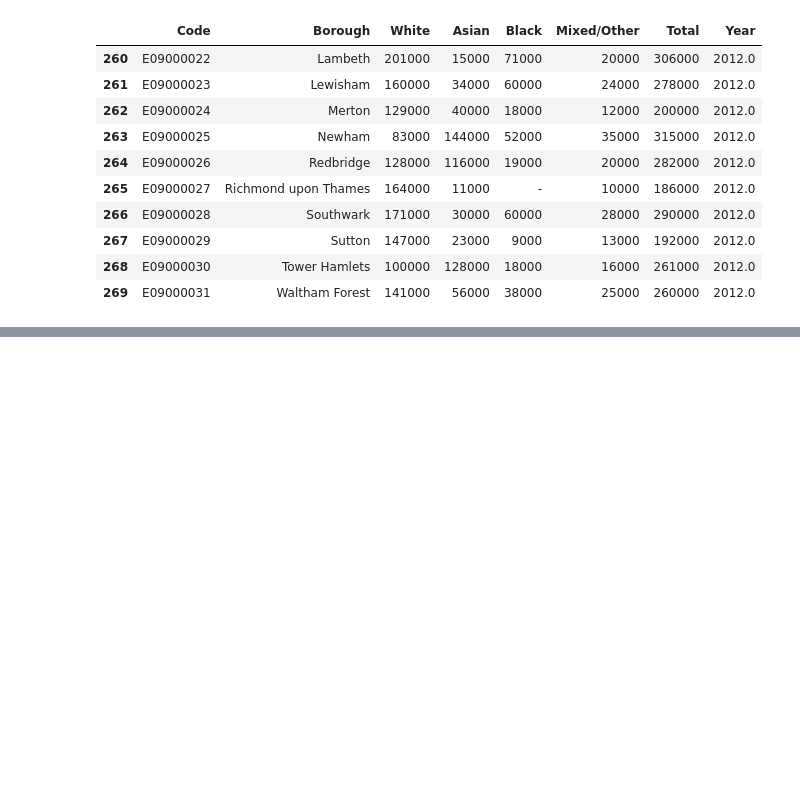
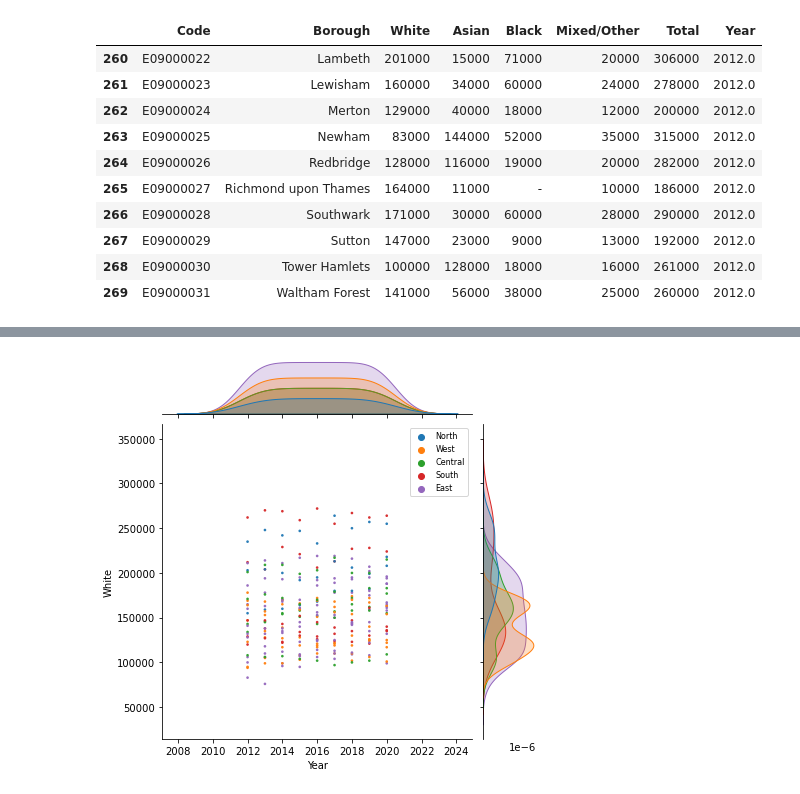
Before and after one commit to JessSumner57/-outline-, a Jupyter notebook: ethnicitydata.ipynb, the cells around one changed output, grey strips where cells are left out. Cells and saved outputs as stored; diff of their text form; code cells hidden in the pictures; blank space fills up the shorter version.

```diff
--- a/ethnicitydata.ipynb
+++ b/ethnicitydata.ipynb
@@ -38,0 +83,30 @@ ethnicity.tail(n=10)
+# %%
+mapping = {}
+for b in ['Barnet', 'Enfield', 'Haringey']:
+    mapping[b]='North'
+for b in ['Brent', 'Ealing', 'Hammersmith and Fulham',
+          'Harrow', 'Hillingdon', 'Hounslow', 'Richmond upon Thames']:
+    mapping[b]='West'
+for b in ['Camden', 'Islington','Kensington and Chelsea', 'Lambeth', 'Southwark', 'Westminster']:
+    mapping[b]='Central'
+for b in ['Bromley','Croydon','Kingston upon Thames', 'Merton', 'Sutton', 'Wandsworth']:
+    mapping[b]='South'
+for b in ['Barking and Dagenham', 'Bexley', 'Greenwich', 'Hackney', 'Havering', 'Lewisham', 'Newham',
+          'Redbridge', 'Tower Hamlets', 'Waltham Forest']:
+    mapping[b]='East'
+
+ethnicity['Subregion'] = ethnicity.Borough.apply(lambda x: mapping[x])
+
+ethnicity['White'] = pd.to_numeric(ethnicity['White'])
+ethnicity['White'] = ethnicity['White'].astype(int)
+# %%
+# Keywords
+kwds = dict(s=7,alpha=0.95,edgecolor="none")
+#Subregion hues
+sr_hue = ['North', 'West', 'Central', 'South', 'East']
+# %%
+g = sns.jointplot(data=ethnicity, x='Year', y='White', height=6,
+                  hue='Subregion', hue_order=sr_hue, joint_kws=kwds)
+g.ax_joint.legend(loc='upper right', prop={'size': 8});
+# %% [output]
+[figure, added]
```
Also changed, not shown: parts of 13 cells of this notebook.
